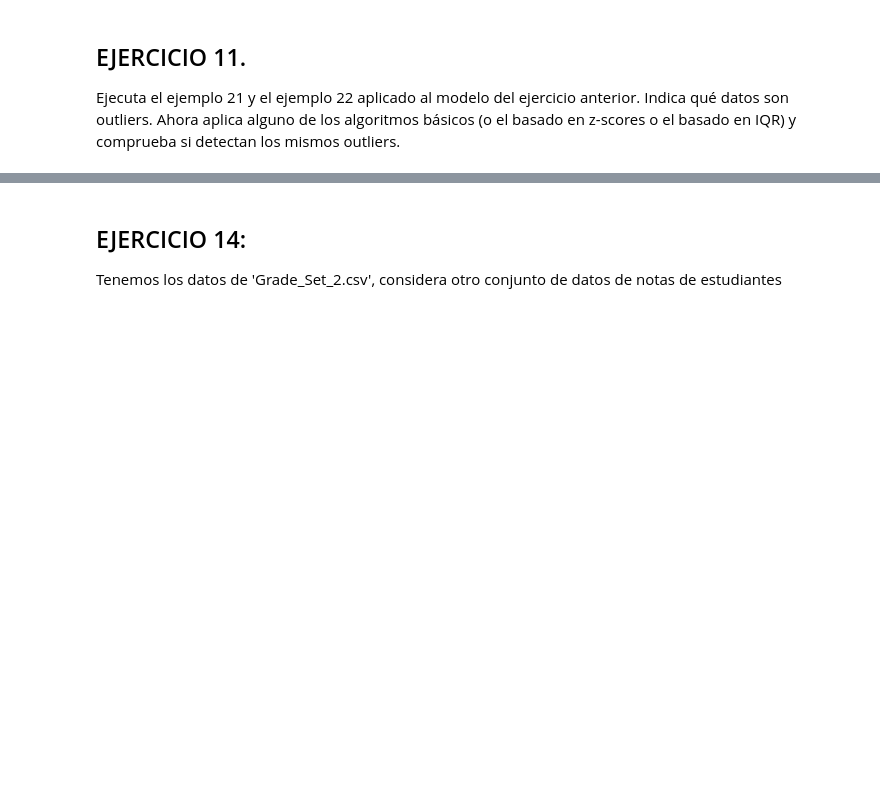
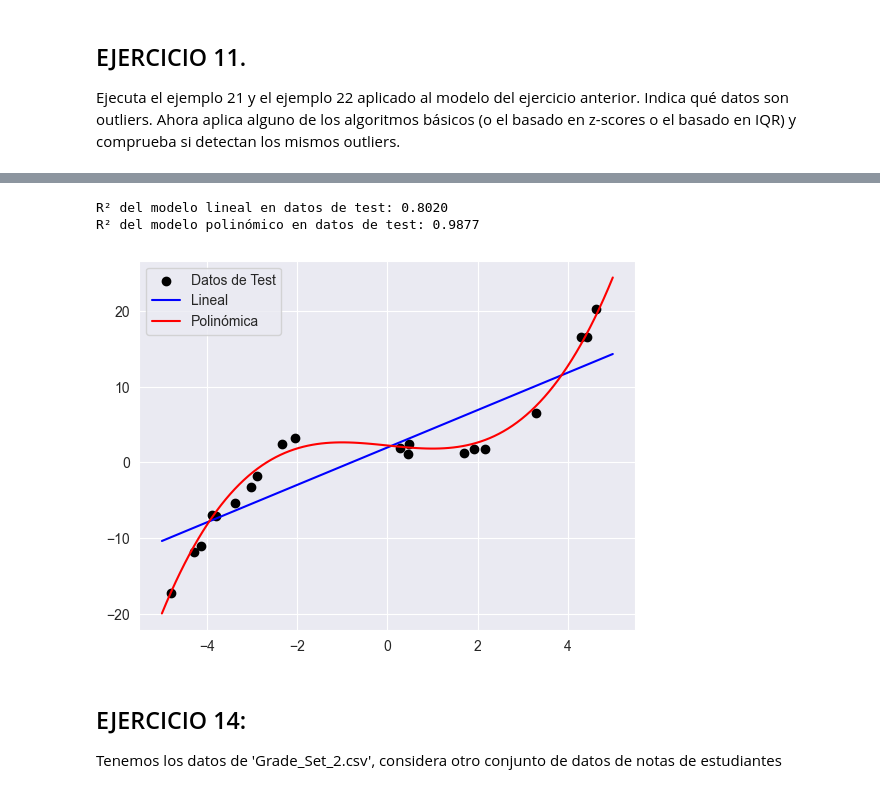
Before and after one commit to SamuehFDEZ/MachineLearning, a Jupyter notebook: saa/U2/ejercicios.ipynb, the cells around one changed output, grey strips where cells are left out. Drawn from its saved outputs; the diff is of its cells as text; code cells hidden in the pictures; blank space fills up the shorter version.

```diff
--- a/saa/U2/ejercicios.ipynb
+++ b/saa/U2/ejercicios.ipynb
@@ -316,3 +386,52 @@ calcula el R2 en los datos de test. ¿Cuál es mejor?<br>
+# %%
+import numpy as np
+import matplotlib.pyplot as plt
+from sklearn.linear_model import LinearRegression
+from sklearn.model_selection import train_test_split
+
+# Número de datos
+n = 100
+np.random.seed(0)  # Hacerlo repetible
+
+# Generación de datos de entrada (x) y salida (y)
+x = np.sort(10 * np.random.rand(n, 1) - 5, axis=0)
+y = 0.2 * x**3 - 0.5 * x + 2 + np.random.randn(n, 1)  # Relación no lineal con ruido
+
+# Dividir los datos en conjunto de entrenamiento (train) y conjunto de prueba (test)
+x_train, x_test, y_train, y_test = train_test_split(x, y, test_size=0.2, random_state=0)
+
+# Crear modelo lineal
+rl = LinearRegression().fit(x_train, y_train)
+
+# Crear modelo polinómico (añadiendo x**3 como característica)
+x_train_poli = np.hstack([x_train, x_train**3])
+x_test_poli = np.hstack([x_test, x_test**3])
+rp = LinearRegression().fit(x_train_poli, y_train)
+
+# Calcular R² para el modelo lineal en los datos de test
+r2_lineal_test = rl.score(x_test, y_test)
+
+# Calcular R² para el modelo polinómico en los datos de test
+r2_polinomico_test = rp.score(x_test_poli, y_test)
+
+# Mostrar los resultados de R² para los datos de test
+print(f"R² del modelo lineal en datos de test: {r2_lineal_test:.4f}")
+print(f"R² del modelo polinómico en datos de test: {r2_polinomico_test:.4f}")
+
+# Graficar los datos y las predicciones de ambos modelos en los datos de prueba
+rejilla_lineal = np.linspace(-5, 5, 100).reshape(-1, 1)
+rejilla_polino = np.hstack([rejilla_lineal, rejilla_lineal**3])
+
+# Graficar los datos y las predicciones
+plt.scatter(x_test, y_test, color="black", label="Datos de Test")
+plt.plot(rejilla_lineal, rl.predict(rejilla_lineal), color="blue", label="Lineal")
+plt.plot(rejilla_lineal, rp.predict(rejilla_polino), color="red", label="Polinómica")
+plt.legend()
+plt.show()
+# %% [output]
+R² del modelo lineal en datos de test: 0.8020
+R² del modelo polinómico en datos de test: 0.9877
+[figure, added]
 # %% [markdown]
 ## EJERCICIO 14:
 Tenemos los datos de 'Grade_Set_2.csv', considera otro conjunto de datos de notas de estudiantes
```
Also changed, not shown: parts of 16 cells of this notebook.
